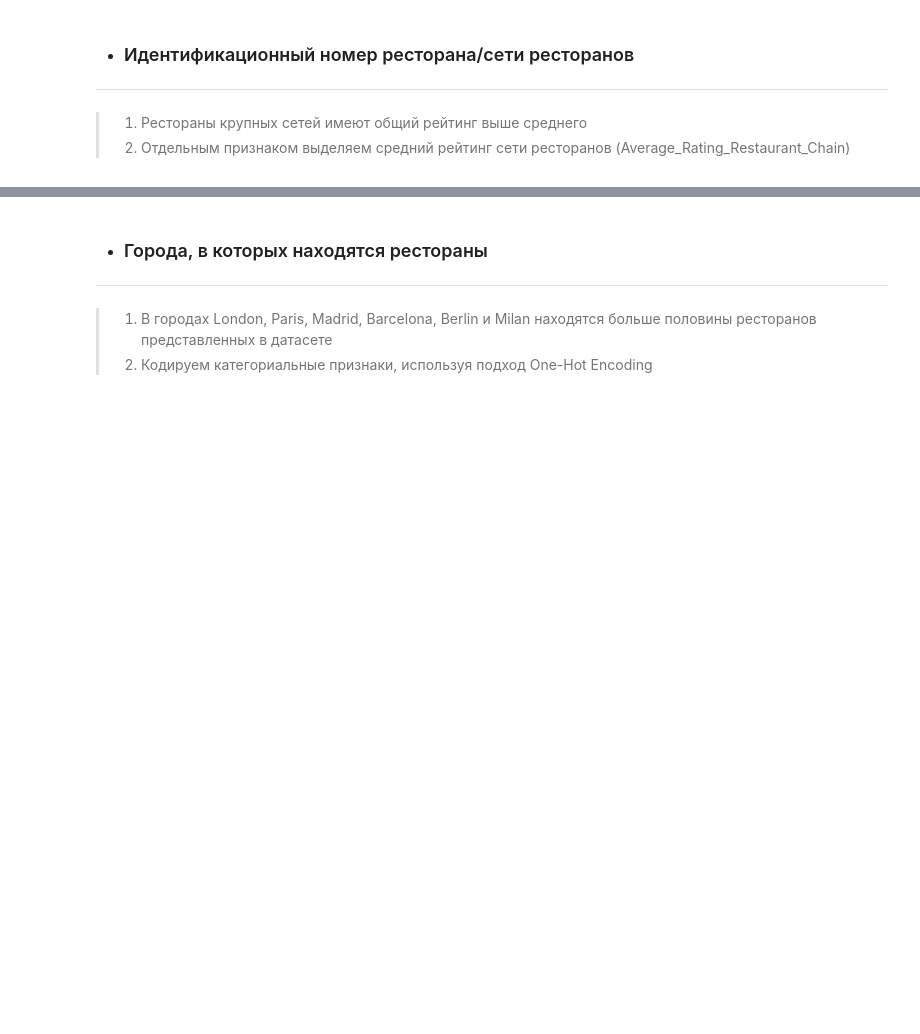
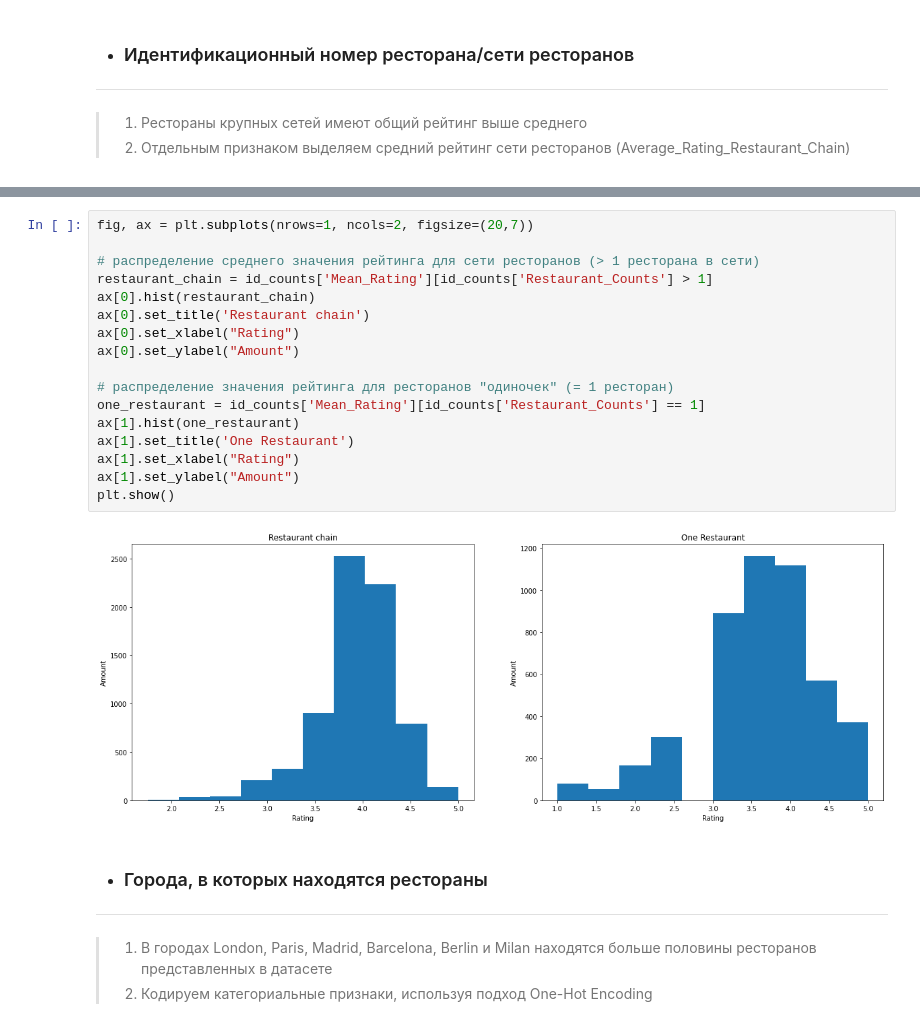
Before and after one commit to dzmitry-dp/project_zero, a Jupyter notebook: module_3/model.ipynb, the cells around one changed output, grey strips where cells are left out. Cells and saved outputs as stored; diff of their text form; blank space fills up the shorter version.

```diff
--- a/module_3/model.ipynb
+++ b/module_3/model.ipynb
@@ -51,3 +103,22 @@ plt.show()
+# %%
+fig, ax = plt.subplots(nrows=1, ncols=2, figsize=(20,7))
+
+# распределение среднего значения рейтинга для сети ресторанов (> 1 ресторана в сети)
+restaurant_chain = id_counts['Mean_Rating'][id_counts['Restaurant_Counts'] > 1]
+ax[0].hist(restaurant_chain)
+ax[0].set_title('Restaurant chain')
+ax[0].set_xlabel("Rating")
+ax[0].set_ylabel("Amount")
+
+# распределение значения рейтинга для ресторанов "одиночек" (= 1 ресторан)
+one_restaurant = id_counts['Mean_Rating'][id_counts['Restaurant_Counts'] == 1]
+ax[1].hist(one_restaurant)
+ax[1].set_title('One Restaurant')
+ax[1].set_xlabel("Rating")
+ax[1].set_ylabel("Amount")
+plt.show()
+# %% [output]
+[figure, added]
 # %% [markdown]
 - ### Города, в которых находятся рестораны
 ---
```
Also changed, not shown: parts of 22 cells of this notebook, 1 other file.
